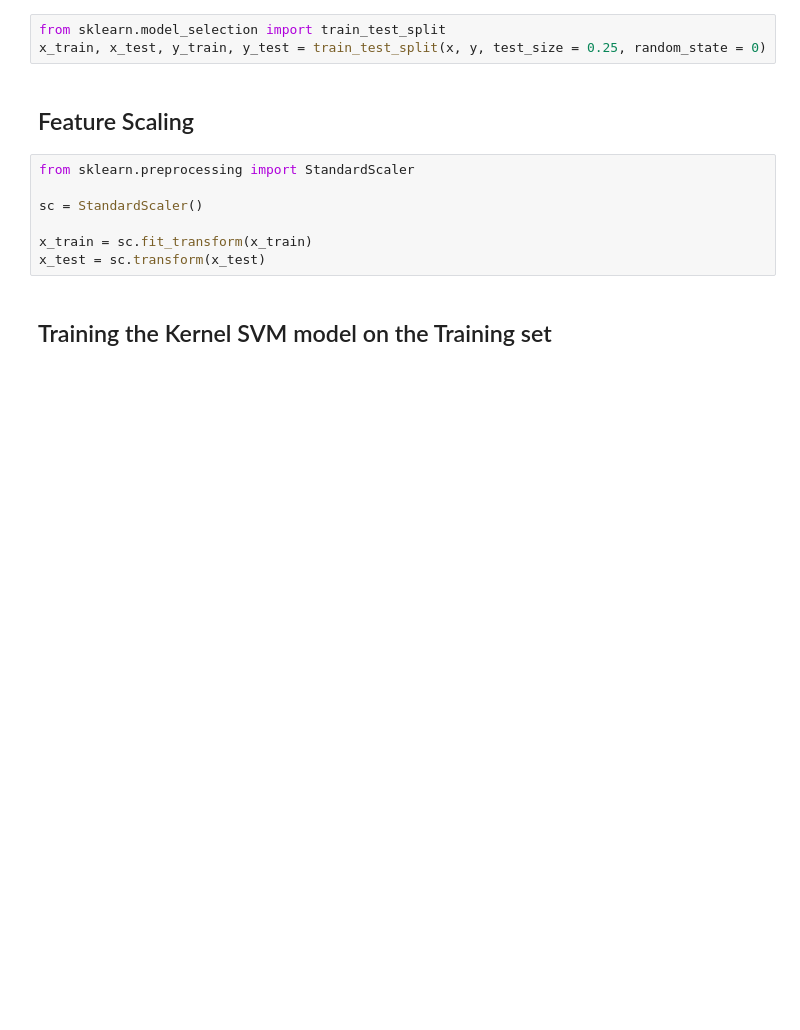
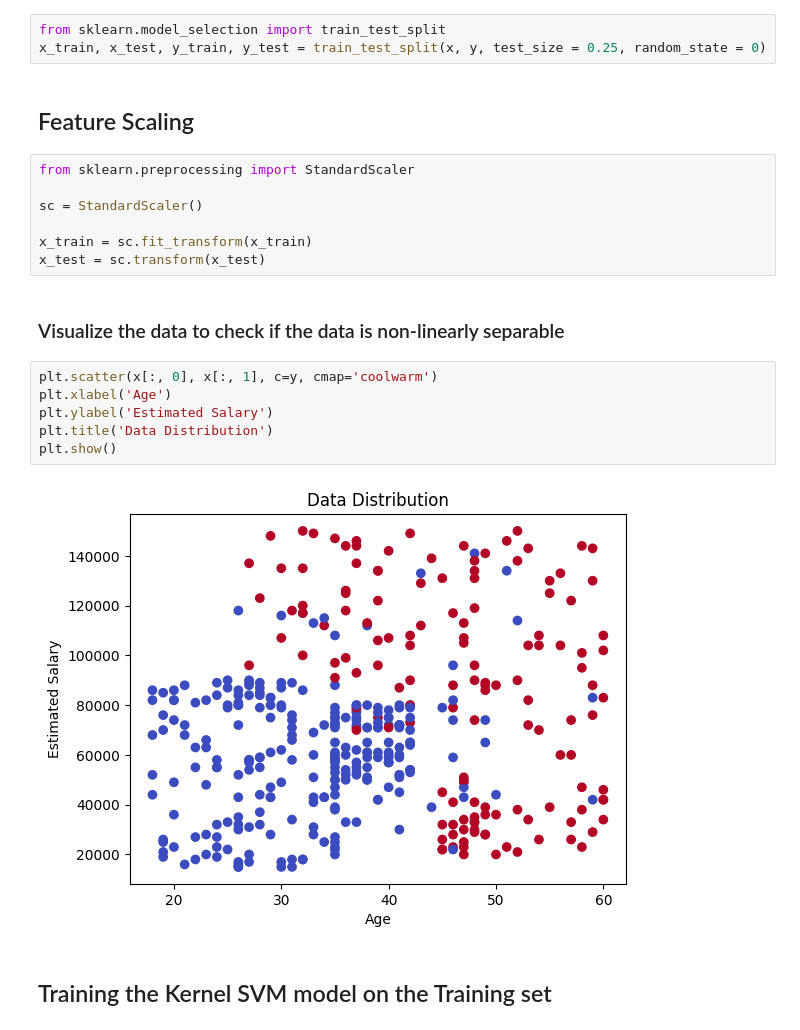
Before and after one commit to damianstone/ML-algorithms, a Jupyter notebook: 3-classification/kernel-SVM/kernel_svm.ipynb, the cells around one changed output. Drawn from its saved outputs; the diff is of its cells as text; blank space fills up the shorter version.

```diff
--- a/3-classification/kernel-SVM/kernel_svm.ipynb
+++ b/3-classification/kernel-SVM/kernel_svm.ipynb
@@ -26,5 +26,15 @@ sc = StandardScaler()
 
 x_train = sc.fit_transform(x_train)
 x_test = sc.transform(x_test)
+# %% [markdown]
+### Visualize the data to check if the data is non-linearly separable
+# %%
+plt.scatter(x[:, 0], x[:, 1], c=y, cmap='coolwarm')
+plt.xlabel('Age')
+plt.ylabel('Estimated Salary')
+plt.title('Data Distribution')
+plt.show()
+# %% [output]
+[figure, added]
 # %% [markdown]
 ## Training the Kernel SVM model on the Training set
```
Also changed, not shown: parts of 6 cells of this notebook.
